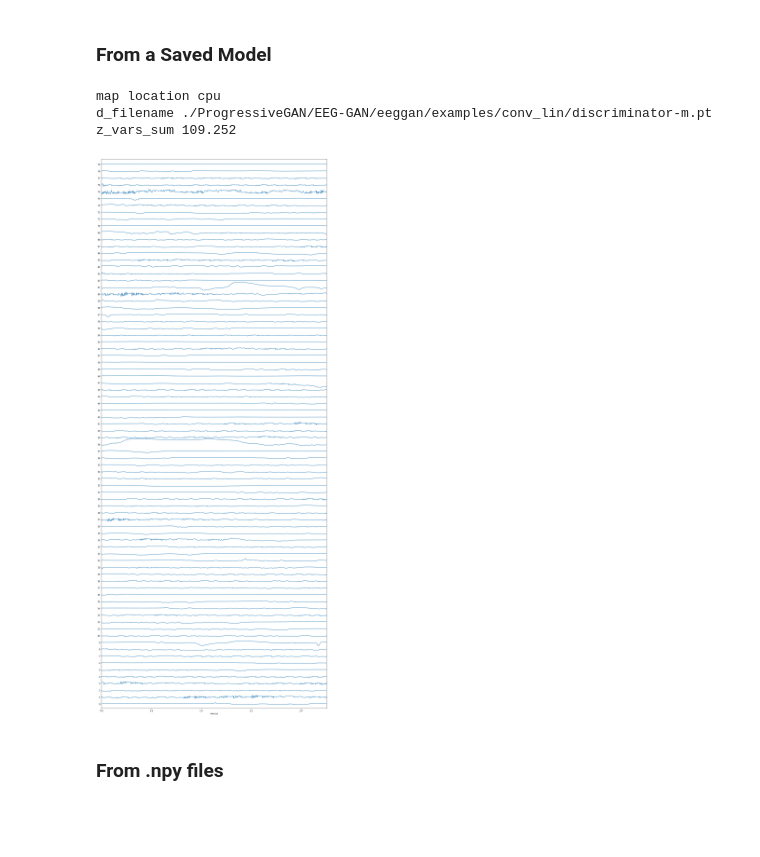
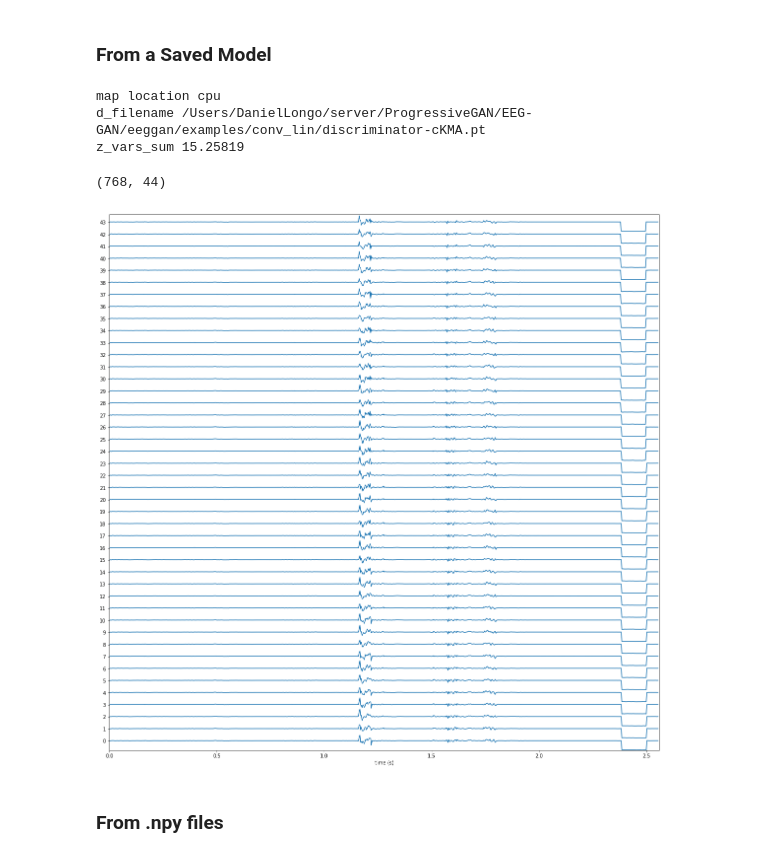
Before and after one commit to DanielLongo/eegML, a Jupyter notebook: viz_samples.ipynb, the cells around one changed output. Saved outputs shown, nothing was run; the diff lists cells and outputs as text; code cells hidden in the pictures; blank space fills up the shorter version.

Commit message:
multi channel vizualizations

```diff
--- a/viz_samples.ipynb
+++ b/viz_samples.ipynb
@@ -17,20 +17,26 @@ import stacklineplot
 num_samples = 16*5
 # %%
 # size = "s"
-size = "m"
+# size = "m"
 # size = "l"
+size = "cKMA"
+filepath = "/Users/DanielLongo/server/ProgressiveGAN/EEG-GAN/eeggan/examples/conv_lin/"
 # %%
-samples = generate_readings("-" + size, num_samples)
+samples = generate_readings("-" + size, num_samples, filepath, num_channels=44)
 # %% [output]
 map location cpu
-d_filename ./ProgressiveGAN/EEG-GAN/eeggan/examples/conv_lin/discriminator-m.pt
-z_vars_sum 109.252
+d_filename /Users/DanielLongo/server/ProgressiveGAN/EEG-GAN/eeggan/examples/conv_lin/discriminator-cKMA.pt
+z_vars_sum 15.25819
+# %%
+samples[0].shape
+# %% [output]
+(768, 44)
 # %%
 num_show = num_samples
-rcParams['figure.figsize'] = 20, 10 * 5
-stacklineplot.stackplot(samples,seconds=678/300, ylabels=list(range(num_show)), yscale=1)
+rcParams['figure.figsize'] = 20, 10 * 2
+stacklineplot.stackplot(samples[23].T,seconds=768/300, ylabels=list(range(num_show)), yscale=1)
 # %% [output]
-[figure, old version]
+[figure, new version]
 # %% [markdown]
 ### From .npy files
 # %%
```
Also changed, not shown: 1 other file.
